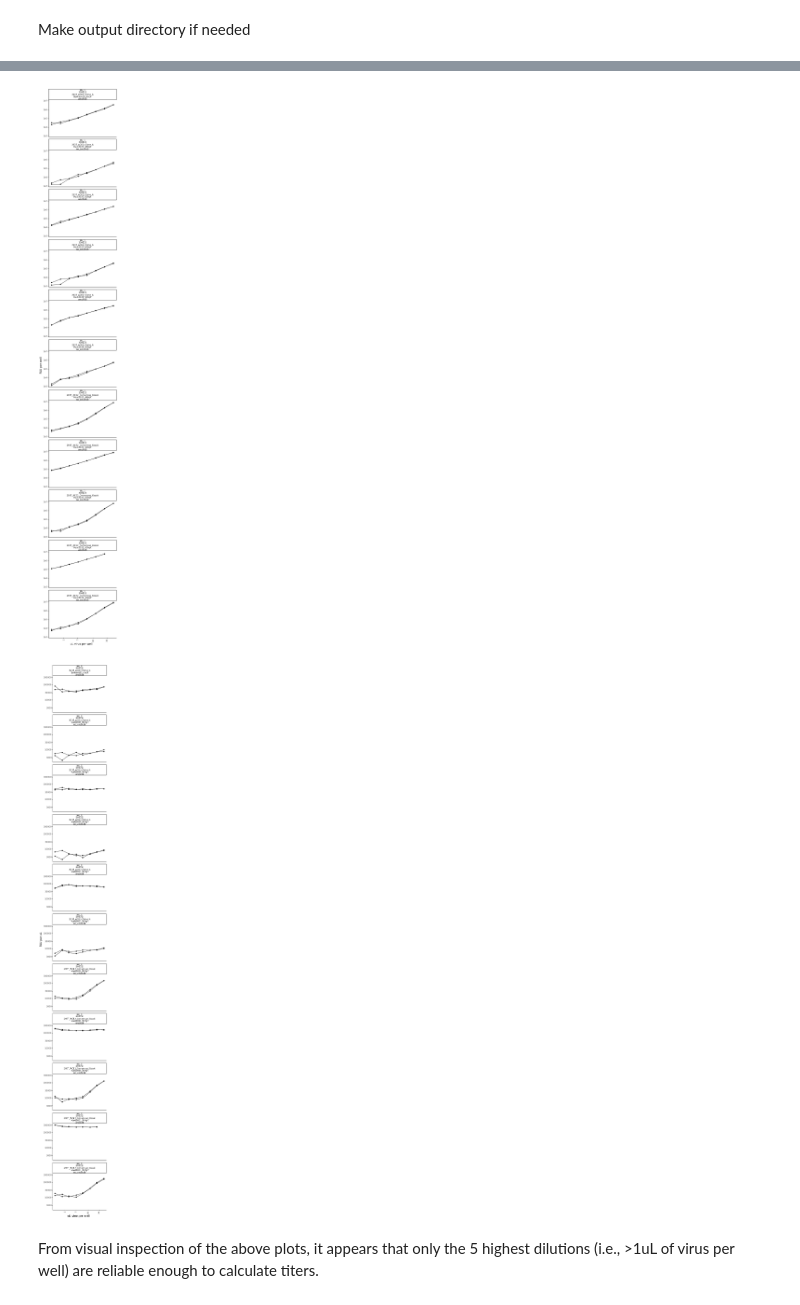
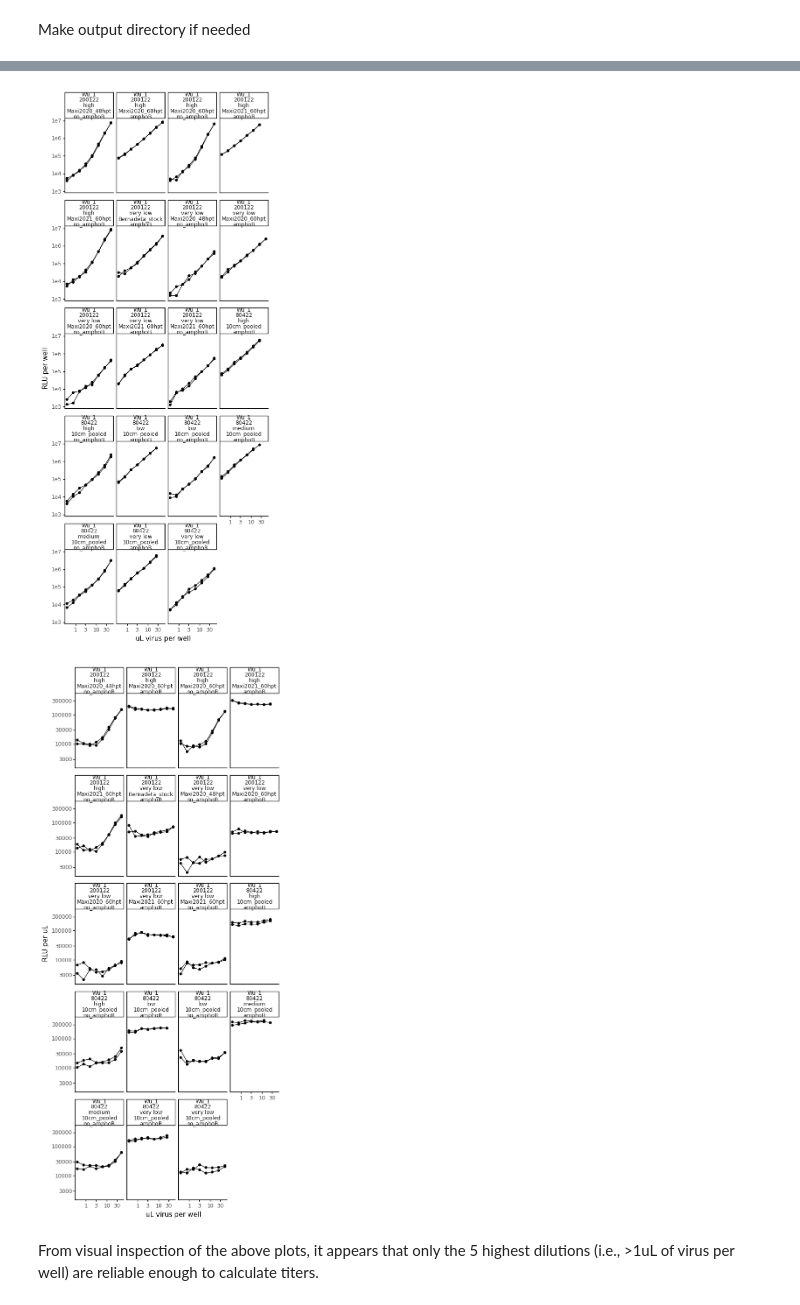
Before and after one commit to jbloomlab/Ace2_expression_neuts, a Jupyter notebook: virus_titers.ipynb, the cells around one changed output, grey strips where cells are left out. Saved outputs shown, nothing was run; the diff lists cells and outputs as text; code cells hidden in the pictures.

```diff
--- a/virus_titers.ipynb
+++ b/virus_titers.ipynb
@@ -48,41 +67,42 @@ display(HTML(titers.head().to_html(index=False)))
 # %%
 ncol=min(8, titers['virus'].nunique())
 nrow=math.ceil(titers['virus'].nunique() / ncol)
 
 p = (ggplot(titers.dropna()
             ) +
      aes('uL_virus', 'RLU_per_well', group='replicate') +
      geom_point(size=1.5) +
      geom_line() +
-     facet_wrap('~virus+date+cells+2727_plasmid+amphoB', ncol=ncol) +
+     facet_wrap('~virus+date+cells+2727_plasmid+amphoB', ncol=4) +
      scale_y_log10(name='RLU per well') +
      scale_x_log10(name='uL virus per well') +
      theme_classic() +
-     theme(axis_text_x=element_text(angle=90),
-           figure_size=(5 * ncol, 40 * nrow),
+     theme(axis_text_x=element_text(),
+           figure_size=(6,15),
            )
      )
 
 _ = p.draw()
+plt.savefig('080422titersdilutions.png')
 # %% [output]
-[figure, old version]
+[figure, new version]
 # %%
 p = (ggplot(titers.dropna()
             ) +
      aes('uL_virus', 'RLUperuL', group='replicate') +
      geom_point(size=1.5) +
      geom_line() +
-     facet_wrap('~virus+date+cells+2727_plasmid+amphoB', ncol=ncol) +
+     facet_wrap('~virus+date+cells+2727_plasmid+amphoB', ncol=4) +
      scale_y_log10(name='RLU per uL') +
      scale_x_log10(name='uL virus per well') +
      theme_classic() +
-     theme(axis_text_x=element_text(angle=90),
-           figure_size=(4 * ncol, 40 * nrow),
+     theme(axis_text_x=element_text(),
+           figure_size=(6,15),
            )
      )
 
 _ = p.draw()
 # %% [output]
-[figure, old version]
+[figure, new version]
 # %% [markdown]
 From visual inspection of the above plots, it appears that only the 5 highest dilutions (i.e., >1uL of virus per well) are reliable enough to calculate titers.
```
Also changed, not shown: parts of 8 cells of this notebook, 11 other files.
